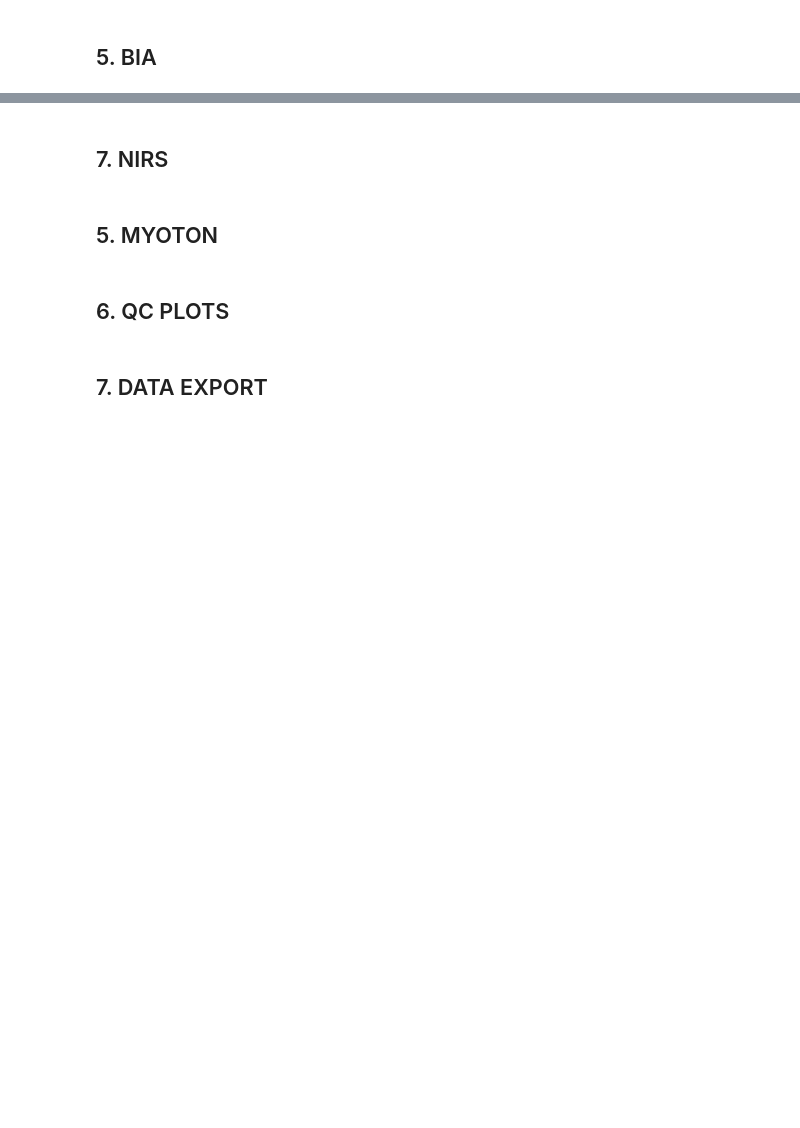
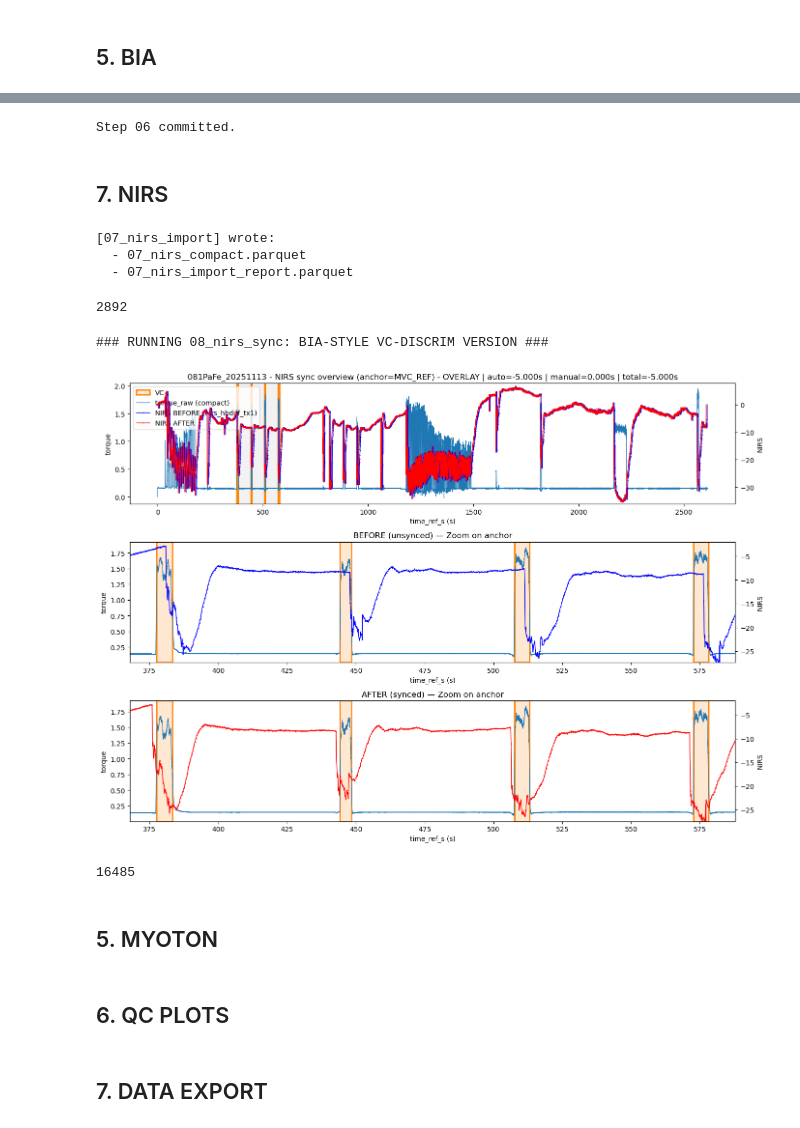
Before and after one commit to MorganVir/AMSTROM_CAMPAIGN, a Jupyter notebook: main.ipynb, the cells around one changed output, grey strips where cells are left out. Drawn from its saved outputs; the diff is of its cells as text; code cells hidden in the pictures; blank space fills up the shorter version.

```diff
--- a/main.ipynb
+++ b/main.ipynb
@@ -24,7 +24,34 @@ SEQ_ORDER = "INIT WU REST0 MVC_REF REST1 SVC_REF REST2 EX_DYN REST3 MVC_RECOV_DY
 ## SELECT THE RUN_ID
 # %%
 
-RUN_ID = "011BeSa_20251023" # EDIT ONLY THIS LINE TO CHANGE THE RUN ID
+# RUN_ID = "011BeSa_20251023" #OK
+RUN_ID = "081PaFe_20251113"
+# RUN_ID = "487LePa_20251003"
+# RUN_ID = "092MaLe_20251031"
+# RUN_ID = "101SaCl_20251127"
+# RUN_ID = "133DeMa_20251021"
+# RUN_ID = "197LaAl_20251016"
+# RUN_ID = "209CeJa_20251105"
+# RUN_ID = "222SoMa_20251113"
+# RUN_ID = "261PoLe_20251128"
+# RUN_ID = "284ChGe_20251030"
+# RUN_ID = "307BeJa_20251103"
+# RUN_ID = "314DuHu_20251009"
+# RUN_ID = "374SaSa_20251030"
+# RUN_ID = "394ZoMo_20251114"
+# RUN_ID = "402RaAx_20251128"
+# RUN_ID = "444BoAl_20251104"
+# RUN_ID = "459PoQu_20251020"
+# RUN_ID = "500TeJo_20251114"
+# RUN_ID = "592RiNa_20251028"
+# RUN_ID = "622PiSt_20251104"
+# RUN_ID = "684LuSh_20251013"
+# RUN_ID = "743MoGi_20251103"
+# RUN_ID = "797BoAm_20251021"
+# RUN_ID = "802BlHu_20251028"
+# RUN_ID = "923AoMo_20251017"
+# RUN_ID = "997FuLu_20251112"
+# RUN_ID = "890PeTh_20251023"
 
 ########
 
@@ -327,6 +385,8 @@ bia4_compact_aligned_df.to_parquet(cache_dir / "06_bia4_compact_aligned.parquet"
 bia_sync_report_df.to_parquet(cache_dir / "06_bia_sync_report.parquet", index=False)
 
 print("Step 06 committed.")
+# %% [output]
+Step 06 committed.
 # %% [markdown]
 ## 7. NIRS
 # %%
@@ -358,6 +418,11 @@ nirs_tables = local_namespace.get("nirs_tables_out", None)
 
 del local_namespace
 gc.collect()
+# %% [output]
+[07_nirs_import] wrote:
+  - 07_nirs_compact.parquet
+  - 07_nirs_import_report.parquet
+2892
 # %%
 # 8b. NIRS SYNC — TUNE
 
@@ -371,8 +436,8 @@ NIRS_SYNC_TARGET_SEQ = "MVC_REF"
 # Recommended default:
 NIRS_SYNC_SIGNAL_COL = "nirs_hbdiff_tx1"
 
-NIRS_SYNC_LAG_MIN_S = -30.0
-NIRS_SYNC_LAG_MAX_S =  30.0
+NIRS_SYNC_LAG_MIN_S = -4
+NIRS_SYNC_LAG_MAX_S =  4
 NIRS_SYNC_STEP_S    =  0.05
 NIRS_MANUAL_NUDGE_S = 0.0
 
@@ -385,33 +450,37 @@ local_namespace = runpy.run_path(
     "sources/08_nirs_sync.py",
     init_globals={
         "RUN_ID": RUN_ID,
         "master_index_grid": master_index_grid,
 
         "nirs_compact_df": nirs_compact_df,
 
         # optional QC overlay (script checks existence)
         "torque_compact_df": torque_compact_df,
         "TORQUE_COL": "torque_raw",
 
         "CACHE_08_NIRS_SYNC": CACHE_08_NIRS_SYNC,
 
         "NIRS_SYNC_TARGET_SEQ": NIRS_SYNC_TARGET_SEQ,
         "NIRS_SYNC_SIGNAL_COL": NIRS_SYNC_SIGNAL_COL,
         "NIRS_SYNC_LAG_MIN_S": NIRS_SYNC_LAG_MIN_S,
         "NIRS_SYNC_LAG_MAX_S": NIRS_SYNC_LAG_MAX_S,
         "NIRS_SYNC_STEP_S": NIRS_SYNC_STEP_S,
         "NIRS_MANUAL_NUDGE_S": NIRS_MANUAL_NUDGE_S,
 
         "NIRS_SYNC_PLOT": NIRS_SYNC_PLOT,
         "NIRS_SYNC_COMMIT": NIRS_SYNC_COMMIT,
     },
 )
 
 nirs_compact_aligned_df = local_namespace["nirs_compact_aligned_df_out"]
 nirs_sync_report_df     = local_namespace["nirs_sync_report_df_out"]
 
 del local_namespace
 gc.collect()
+# %% [output]
+### RUNNING 08_nirs_sync: BIA-STYLE VC-DISCRIM VERSION ###
+[figure, added]
+16485
 # %%
 # 8c. NIRS SYNC — COMMIT (no recompute)
 
```
Also changed, not shown: parts of 7 cells of this notebook, 1 other file.
